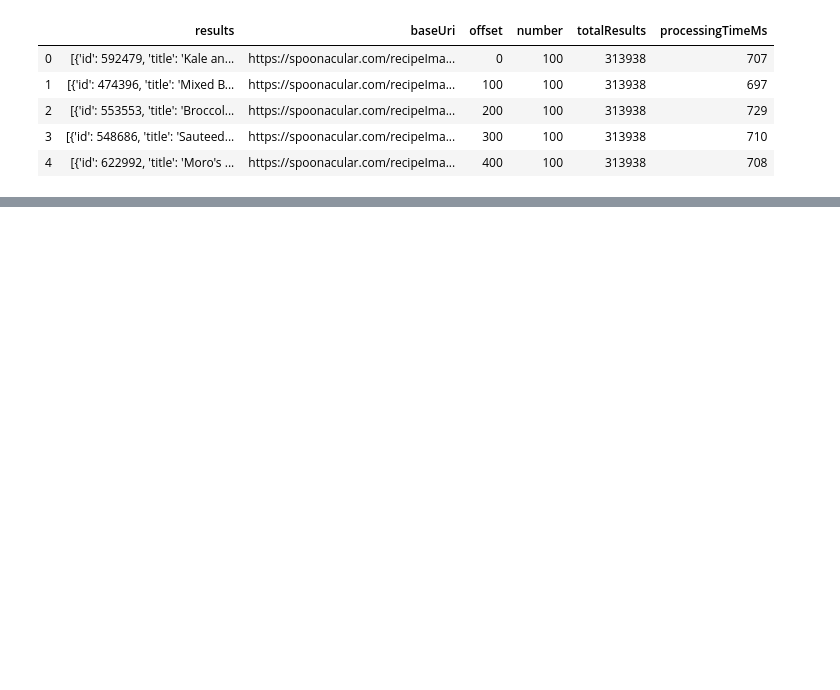
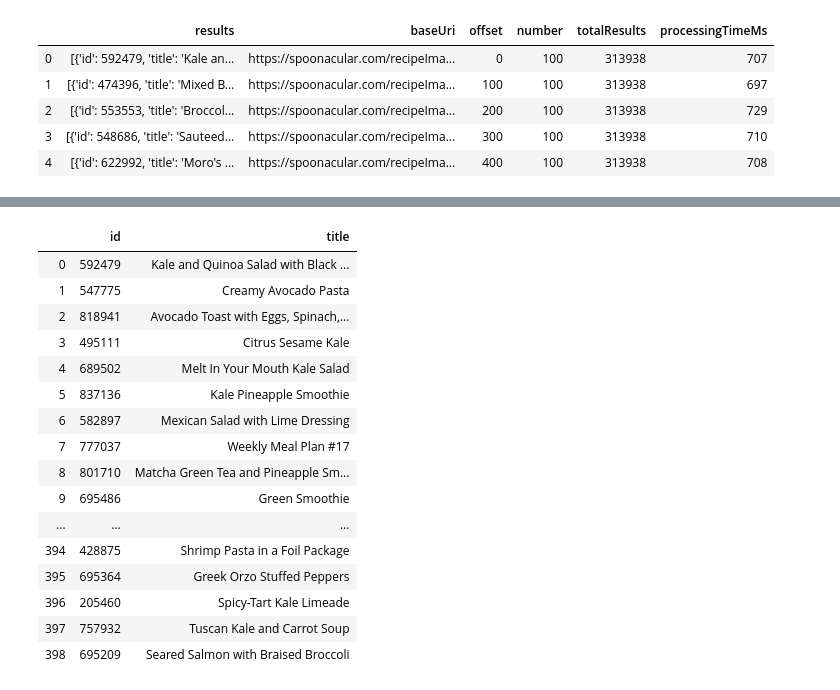
Before and after one commit to alexwcheng/recipe-webpage-ads, a Jupyter notebook: Jupyter_Notebooks/Data Cleaning.ipynb, the cells around one changed output, grey strips where cells are left out. Cells and saved outputs as stored; diff of their text form; code cells hidden in the pictures; blank space fills up the shorter version.

```diff
--- a/Jupyter_Notebooks/Data Cleaning.ipynb
+++ b/Jupyter_Notebooks/Data Cleaning.ipynb
@@ -103,0 +203,9 @@ df_4.head()
+# %%
+#extract ids from all 10 calls from top_1000_metascore_recipes
+all_recipes_metascore = []
+numbers_1 = list(range(0,10))
+numbers_2 = list(range(0,100))
+for number in numbers_1:
+    for digit in numbers_2:
+        for result in df_3['results'][number][digit].values():
+            all_recipes_metascore.append(result)
@@ -103,0 +228,39 @@ df_4.head()
+# %%
+#generate list of numbers to get ids
+iterate_4_ids = list(range(0,4000,4))
+
+#generate list of numbers to get titles
+iterate_4_titles = list(range(1,4001,4))
+# %%
+ids_metascore=[]
+titles_metascore=[]
+
+#get list of all recipe ids
+for number in iterate_4_ids:
+    ids_metascore.append(all_recipes_metascore[number])
+
+#get list of all recipe titles
+for number in iterate_4_titles:
+    titles_metascore.append(all_recipes_metascore[number])
+# %%
+#coerce id and title of each recipe into a dataframe
+df_3a = pd.DataFrame({"id": ids_metascore, "title": titles_metascore})
+df_3a
+# %% [output]
+|  | id | title |
+| 0 | 592479 | Kale and Quinoa Salad with Black ... |
+| 1 | 547775 | Creamy Avocado Pasta |
+| 2 | 818941 | Avocado Toast with Eggs, Spinach,... |
+| 3 | 495111 | Citrus Sesame Kale |
+| 4 | 689502 | Melt In Your Mouth Kale Salad |
+| 5 | 837136 | Kale Pineapple Smoothie |
+| 6 | 582897 | Mexican Salad with Lime Dressing |
+| 7 | 777037 | Weekly Meal Plan #17 |
+| 8 | 801710 | Matcha Green Tea and Pineapple Sm... |
+| 9 | 695486 | Green Smoothie |
+| ... | ... | ... |
+| 394 | 428875 | Shrimp Pasta in a Foil Package |
+| 395 | 695364 | Greek Orzo Stuffed Peppers |
+| 396 | 205460 | Spicy-Tart Kale Limeade |
+| 397 | 757932 | Tuscan Kale and Carrot Soup |
+| 398 | 695209 | Seared Salmon with Braised Broccoli |
```
Also changed, not shown: parts of 12 cells of this notebook, 2 other files.
